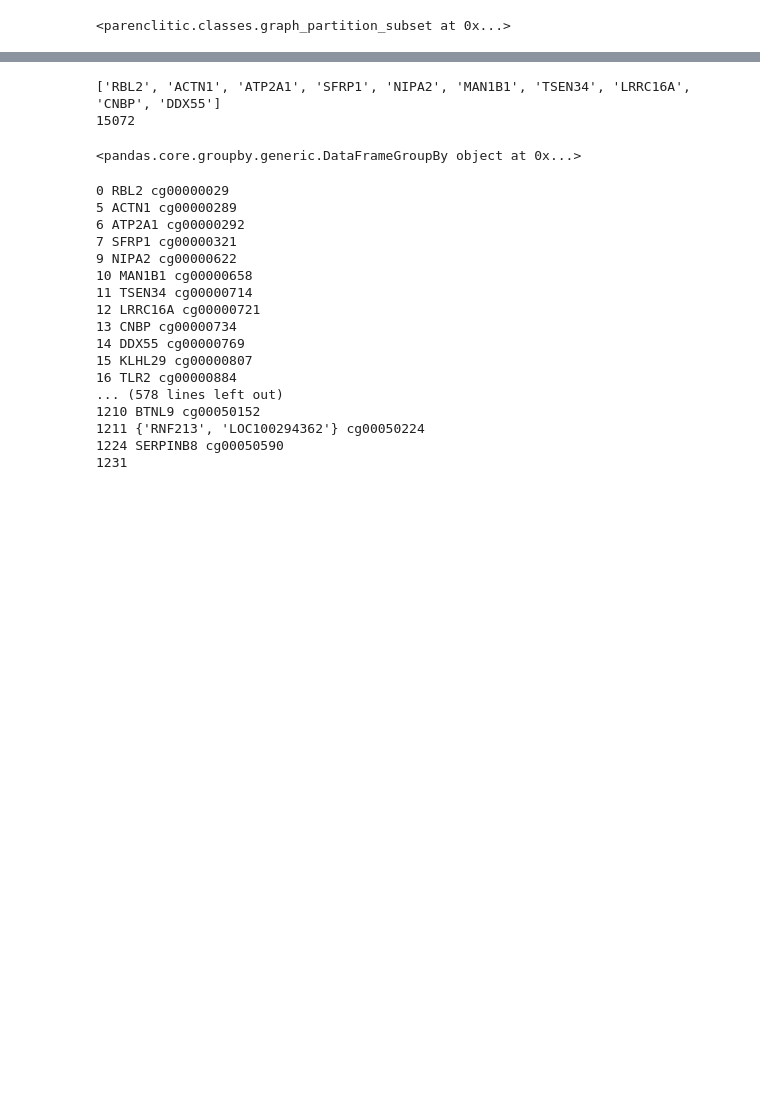
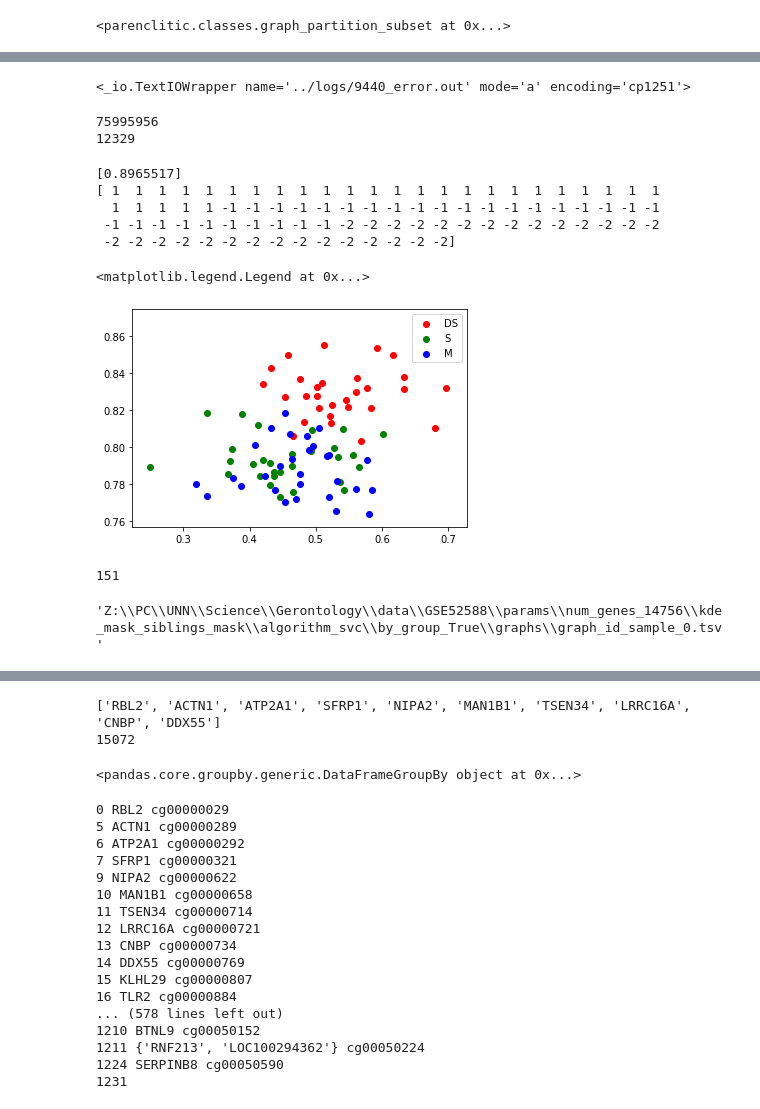
Before and after one commit to mike-live/parenclitic, a Jupyter notebook: src/parenclitic_down.ipynb, the cells around one changed output, grey strips where cells are left out. Saved outputs shown, nothing was run; the diff lists cells and outputs as text; code cells hidden in the pictures; blank space fills up the shorter version.

```diff
--- a/src/parenclitic_down.ipynb
+++ b/src/parenclitic_down.ipynb
@@ -193,0 +421,16 @@ data['IDS']
+# %%
+# Temporary
+%load_ext autoreload
+%autoreload 2
+
+import parenclitic
+import numpy as np
+import matplotlib.pyplot as plt
+%matplotlib inline
+
+from IPython.core.display import display, SVG
+import igraph
+from configurations.load_data_down_GSE52588 import load_data_down_GSE52588
+from configurations.config_down_GSE52588 import config
+
+X, y, mask, all_features_names = load_data_down_GSE52588()
@@ -193,0 +487,7 @@ data['IDS']
+# %%
+import os
+os.getcwd()
+work_dir = '../logs'
+open(work_dir + '/' + str(os.getpid()) + "_error.out", "a")
+# %% [output]
+<_io.TextIOWrapper name='../logs/9440_error.out' mode='a' encoding='cp1251'>
@@ -193,0 +496,17 @@ data['IDS']
+# %%
+pair_filter = parenclitic.IG_filter()
+pair_filter.fit(X, mask)
+print(len(pair_filter))
+print(pair_filter.num_good)
+# %% [output]
+75995956
+12329
+# %%
+print(pair_filter.score[59])
+print(mask)
+# %% [output]
+[0.8965517]
+[ 1  1  1  1  1  1  1  1  1  1  1  1  1  1  1  1  1  1  1  1  1  1  1  1
+  1  1  1  1  1 -1 -1 -1 -1 -1 -1 -1 -1 -1 -1 -1 -1 -1 -1 -1 -1 -1 -1 -1
+ -1 -1 -1 -1 -1 -1 -1 -1 -1 -1 -2 -2 -2 -2 -2 -2 -2 -2 -2 -2 -2 -2 -2 -2
+ -2 -2 -2 -2 -2 -2 -2 -2 -2 -2 -2 -2 -2 -2 -2]
@@ -193,0 +515,15 @@ data['IDS']
+# %%
+id1 = 0
+id2 = 59
+plt.scatter(X[:29, id1], X[:29, id2], c = 'r')
+plt.scatter(X[29:29*2, id1], X[29:29*2, id2], c = 'g')
+plt.scatter(X[29*2:29*3, id1], X[29*2:29*3, id2], c = 'b')
+
+plt.legend(['DS', 'S', 'M'])
+# %% [output]
+<matplotlib.legend.Legend at 0x...>
+[figure, added]
+# %%
+(14576 - pair_filter.num_good)# * 14576
+# %% [output]
+151
@@ -193,0 +558,4 @@ data['IDS']
+# %%
+config.ofname(["graphs", "g"], ext = ".tsv", include_set = config.params_sets["graph"])
+# %% [output]
+'Z:\\PC\\UNN\\Science\\Gerontology\\data\\GSE52588\\params\\num_genes_14756\\kde_mask_siblings_mask\\algorithm_svc\\by_group_True\\graphs\\graph_id_sample_0.tsv'
```
Also changed, not shown: parts of 72 cells of this notebook, 6 other files.
